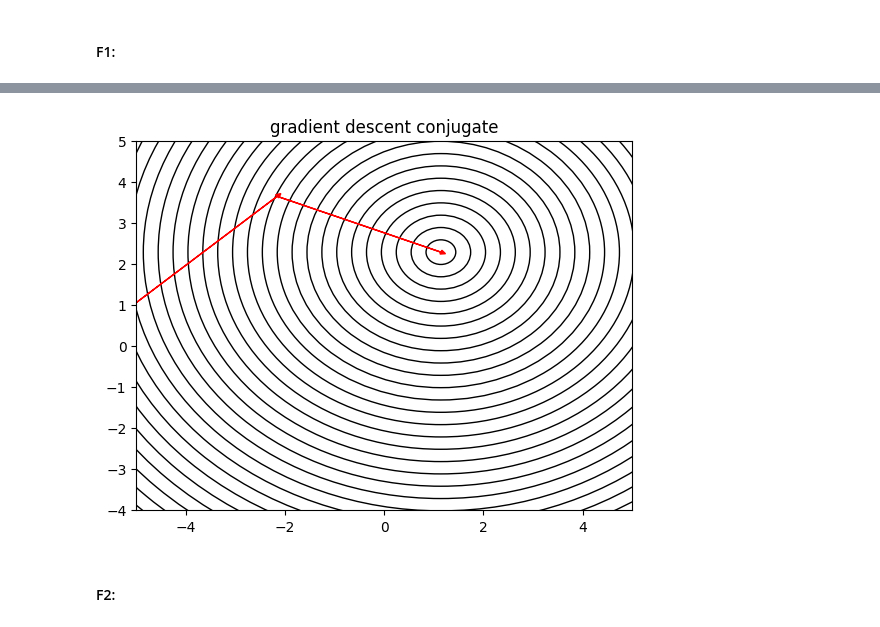
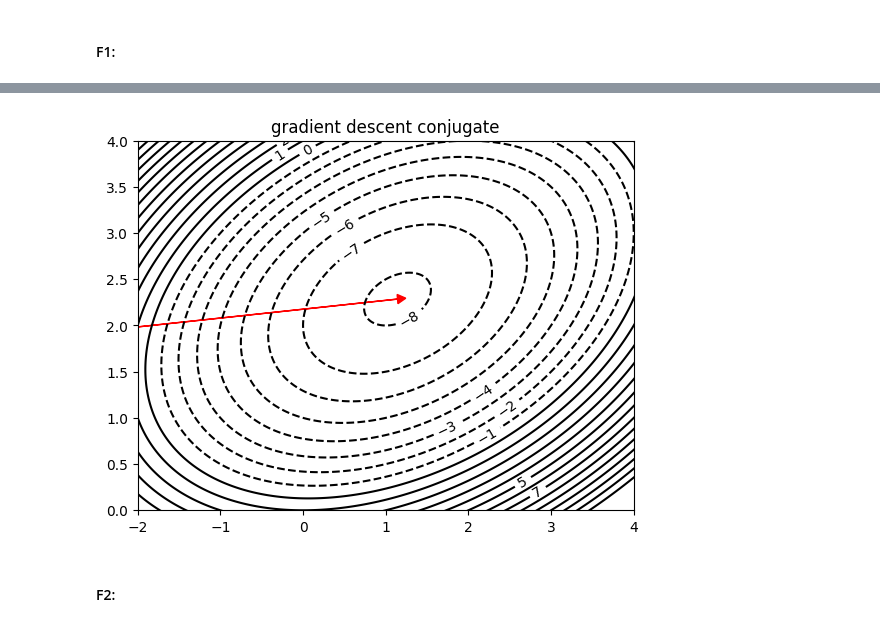
Before and after one commit to GarnetAki/Applied-Mathematics, a Jupyter notebook: Lab-3/lab-3.ipynb, the cells around one changed output, grey strips where cells are left out. Cells and saved outputs as stored; diff of their text form; code cells hidden in the pictures.

```diff
--- a/Lab-3/lab-3.ipynb
+++ b/Lab-3/lab-3.ipynb
@@ -88,7 +88,7 @@ def grad_desc(f: F, x0, l, eps, max_i):
         x0 = x0 - l * grad
         position.append(x0)
         function.append(f(x0))
-        if np.mean(np.abs(grad)) < eps:
+        if np.max(np.abs(grad)) < eps:
             break
 
     return [position, function]
@@ -108,7 +108,7 @@ def grad_desc_Armijo(f: F, x0, eps, max_i):
         x0 = x0 - l * grad
         position.append(x0)
         function.append(f(x0))
-        if np.mean(np.abs(grad)) < eps:
+        if np.max(np.abs(grad)) < eps:
             break
 
     return [position, function]
@@ -161,7 +161,7 @@ def grad_desc_with_GSM(f: F, x0, eps, max_i):
         x0 = x0 - l * grad
         position.append(x0)
         function.append(f(x0))
-        if np.mean(np.abs(grad)) < eps:
+        if np.max(np.abs(grad)) < eps:
             break
 
     return [position, function]
@@ -182,7 +182,7 @@ def grad_conjugate(f: F, x0, l, eps, max_i):
         position.append(x0)
         function.append(f(x0))
         r_new = r - a * Ad * l
-        if np.mean(np.abs(r_new)) < eps:
+        if np.max(np.abs(r_new)) < eps:
             break
         betta = (r_new @ r_new) / (r @ r)
         d = r_new + betta * d
@@ -274,11 +274,25 @@ plt.show()
 # %%
 fig, ax = plt.subplots()
 
-for i in range(30):
-    ax.add_artist(plt.Circle((8/7, 16/7), 0.3 * i, fill=False))
-
+charge_value = -8
+levels = np.arange(-8, 14, 1)
 ax.set_xlim(-2, 4)
 ax.set_ylim(-0, 4)
+
+X11 = np.linspace(-6, 6, 1000)
+Y11 = np.linspace(-6, 6, 1000)
+x_1, y_1 = np.meshgrid(X11, Y11)
+Z11 = x_1**2 + 2*(y_1**2) - x_1*y_1 - 8*y_1 + 1
+
+contour_plot = ax.contour(
+                x_1,
+                y_1,
+                Z11,
+                levels=levels,
+                colors=('black'),
+                corner_mask=True
+            )
+ax.clabel(contour_plot, inline=1, fontsize=10)
 
 history1 = grad_desc(f1, x0, 0.01, 0.001, 1000)[0]
 
@@ -290,13 +304,28 @@ plt.title("gradient descent")
 plt.show()
 
 
+
 fig, ax = plt.subplots()
 
-for i in range(30):
-    ax.add_artist(plt.Circle((8/7, 16/7), 0.3 * i, fill=False))
+charge_value = -8
+levels = np.arange(-8, 14, 1)
+ax.set_xlim(-2, 4)
+ax.set_ylim(-0, 4)
 
-ax.set_xlim(-6, 6)
-ax.set_ylim(-3, 6)
+X11 = np.linspace(-6, 6, 1000)
+Y11 = np.linspace(-6, 6, 1000)
+x_1, y_1 = np.meshgrid(X11, Y11)
+Z11 = x_1**2 + 2*(y_1**2) - x_1*y_1 - 8*y_1 + 1
+
+contour_plot = ax.contour(
+                x_1,
+                y_1,
+                Z11,
+                levels=levels,
+                colors=('black'),
+                corner_mask=True
+            )
+ax.clabel(contour_plot, inline=1, fontsize=10)
 
 history2 = grad_desc_Armijo(f1, x0, 0.001, 1000)[0]
 
@@ -308,13 +337,29 @@ plt.title("gradient descent Armijo")
 plt.show()
 
 
+
 fig, ax = plt.subplots()
 
-for i in range(30):
-    ax.add_artist(plt.Circle((8/7, 16/7), 0.3 * i, fill=False))
+charge_value = -8
+levels = np.arange(-8, 14, 1)
+ax.set_xlim(-2, 4)
+ax.set_ylim(-0, 4)
 
-ax.set_xlim(-6, 6)
-ax.set_ylim(-3, 6)
+X11 = np.linspace(-6, 6, 1000)
+Y11 = np.linspace(-6, 6, 1000)
+x_1, y_1 = np.meshgrid(X11, Y11)
+Z11 = x_1**2 + 2*(y_1**2) - x_1*y_1 - 8*y_1 + 1
+
+contour_plot = ax.contour(
+                x_1,
+                y_1,
+                Z11,
+                levels=levels,
+                colors=('black'),
+                corner_mask=True
+            )
+ax.clabel(contour_plot, inline=1, fontsize=10)
+
 
 history3 = grad_desc_with_GSM(f1, x0, 0.001, 1000)[0]
 
@@ -328,11 +373,25 @@ plt.show()
 
 fig, ax = plt.subplots()
 
-for i in range(30):
-    ax.add_artist(plt.Circle((8/7, 16/7), 0.3 * i, fill=False))
+charge_value = -8
+levels = np.arange(-8, 14, 1)
+ax.set_xlim(-2, 4)
+ax.set_ylim(-0, 4)
 
-ax.set_xlim(-5, 5)
-ax.set_ylim(-4, 5)
+X11 = np.linspace(-6, 6, 1000)
+Y11 = np.linspace(-6, 6, 1000)
+x_1, y_1 = np.meshgrid(X11, Y11)
+Z11 = x_1**2 + 2*(y_1**2) - x_1*y_1 - 8*y_1 + 1
+
+contour_plot = ax.contour(
+                x_1,
+                y_1,
+                Z11,
+                levels=levels,
+                colors=('black'),
+                corner_mask=True
+            )
+ax.clabel(contour_plot, inline=1, fontsize=10)
 
 history4 = grad_conjugate(f1, x0, 1, 0.001, 1000)[0]
 
@@ -349,4 +408,4 @@ plt.show()
-[figure, old version]
+[figure, new version]
 # %% [markdown]
 #### F2:
 # %%
```
Also changed, not shown: parts of 8 cells of this notebook, 6 other files.
